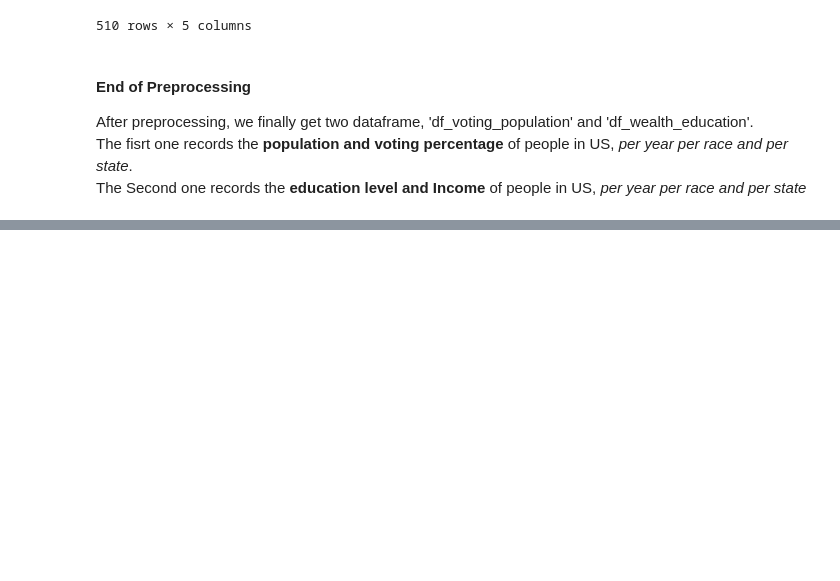
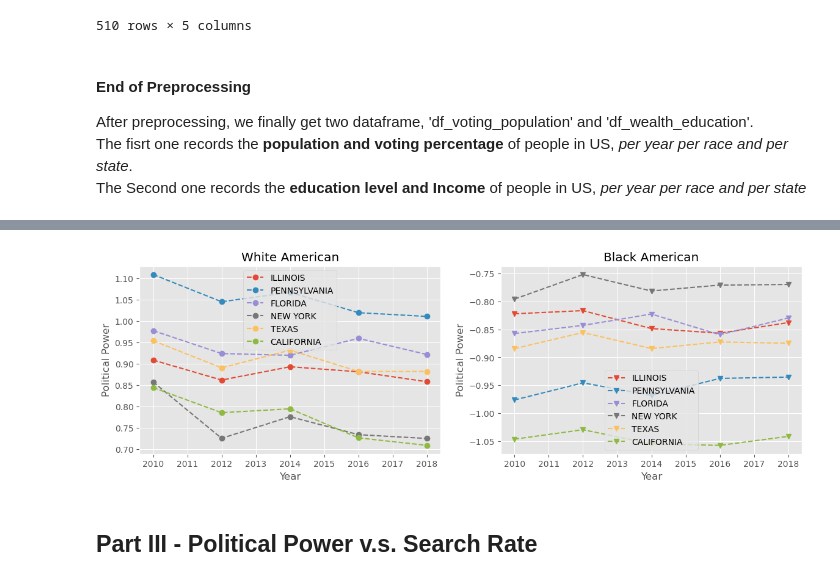
Before and after one commit to yljblues/ADA2020, a Jupyter notebook: main.ipynb, the cells around one changed output, grey strips where cells are left out. Saved outputs shown, nothing was run; the diff lists cells and outputs as text; code cells hidden in the pictures; blank space fills up the shorter version.

```diff
--- a/main.ipynb
+++ b/main.ipynb
@@ -225,0 +301,35 @@ The Second one records the **education level and Income** of people in US, *per
+# %%
+# plot the curve
+num_to_show = 6
+state_list_show = np.array(state_list)
+state_list_show = state_list_show[np.argsort(df_population.loc[2010, state_list, 'Total']['Total population'])][-num_to_show:]
+state_list_show
+
+plt.style.use('ggplot')
+plt.figure(figsize=(14, 4))
+colors = ['b', 'g', 'r', 'c', 'm', 'y', 'k', 'w']
+
+plt.subplot(121)
+for i in range(num_to_show):
+    s = state_list_show[i]
+    plt.plot(df.loc[:, s, 'White']['Political Power'], 'o--', c='C'+str(i), label=s)
+    plt.xlabel('Year')
+    plt.ylabel('Political Power')
+    plt.title('White American')
+    plt.legend()
+#     plt.ylim([-1.2, 1.2])
+
+plt.subplot(122)
+for i in range(num_to_show):
+    s = state_list_show[i]
+    plt.plot(df.loc[:, s, 'Black']['Political Power'], 'v--', c='C'+str(i), label=s)
+    plt.xlabel('Year')
+    plt.ylabel('Political Power')
+    plt.title('Black American')
+    plt.legend()
+#     plt.ylim([-1.2, 1.2])
+# plt.legend(ncol=2)
+# %% [output]
+[figure, added]
+# %% [markdown]
+## Part III - Political Power v.s. Search Rate
```
Also changed, not shown: parts of 13 cells of this notebook.
